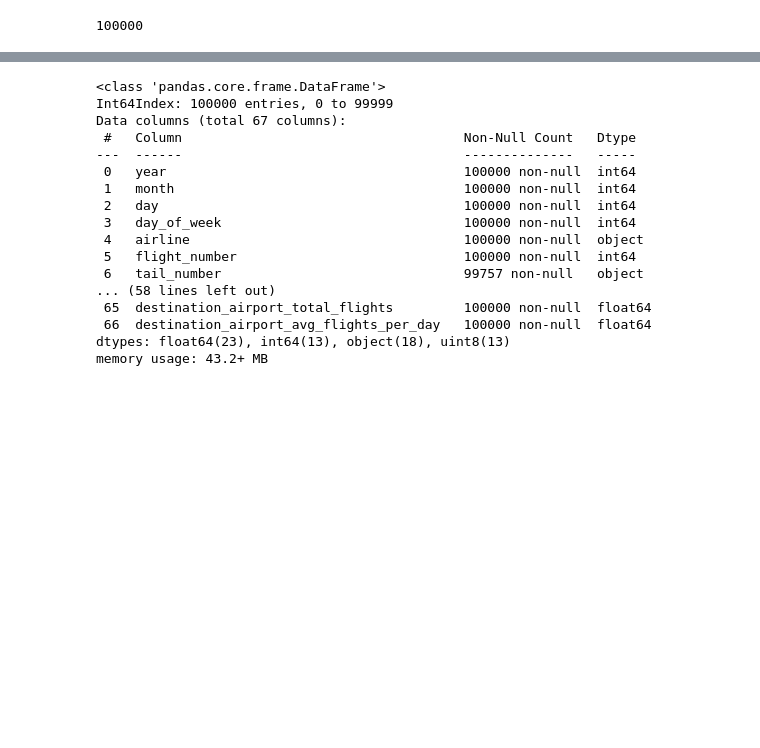
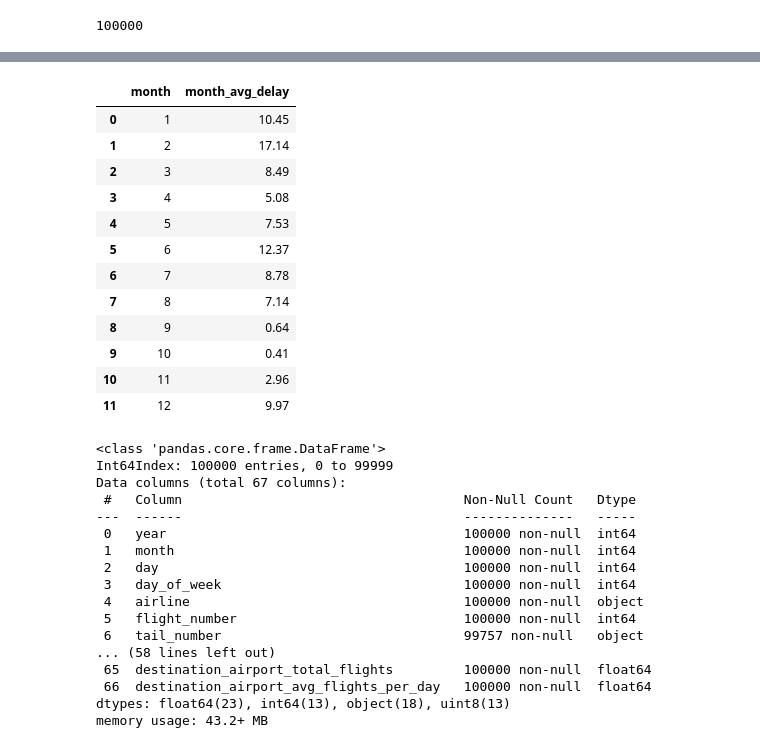
Before and after one commit to binh748/flight-classification, a Jupyter notebook: feature_engineering.ipynb, the cells around one changed output, grey strips where cells are left out. Cells and saved outputs as stored; diff of their text form; code cells hidden in the pictures; blank space fills up the shorter version.

```diff
--- a/feature_engineering.ipynb
+++ b/feature_engineering.ipynb
@@ -328,0 +369,8 @@ airline_features_df
+# %%
+airline_features2 = ['airline_name',
+                     'airline_specific_delay_total_count',
+                     'airline_specific_delay_%_freq',
+                     'airline_late_aircraft_total_count',
+                     'airline_late_aircraft_delay_%_freq']
+
+airline_features_df[airline_features2].head()
@@ -329,6 +384,10 @@ airline_features_df
 # %%
 # Step 1.1
 sample_df = sample_df.merge(airline_features_df, on='airline_name')
+# %%
+# Step 1.2
+sample_df = sample_df.merge(
+    airline_features_df[airline_features2], on='airline_name')
 # %%
 sample_df.info()
 # %% [output]
@@ -384,7 +443,8 @@ origin_airport_features_df.tail()
 | 319 | Yuma International Airport | -4.31 | 32 | 0.09 |
 # %%
 # Step 3.1
-sample_df = sample_df.merge(origin_airport_features_df, how='left', on='origin_airport_name')
+sample_df = sample_df.merge(
+    origin_airport_features_df, how='left', on='origin_airport_name')
 # %%
 # Step 3.2
 sample_df = sample_df.fillna({'origin_airport_avg_delay': sample_df['origin_airport_avg_delay'].median(),
@@ -425,0 +503,25 @@ sample_df = sample_df.fillna({'destination_airport_avg_delay': sample_df['destin
+# %%
+# Step 5
+month_features = ['month_avg_delay']
+
+
+month_features_df = (sample_df.groupby(['month'], as_index=False)
+                     .agg({'arrival_delay': 'mean'}))
+
+month_features_df.columns = ['month'] + month_features
+
+month_features_df
+# %% [output]
+|  | month | month_avg_delay |
+| 0 | 1 | 10.45 |
+| 1 | 2 | 17.14 |
+| 2 | 3 | 8.49 |
+| 3 | 4 | 5.08 |
+| 4 | 5 | 7.53 |
+| 5 | 6 | 12.37 |
+| 6 | 7 | 8.78 |
+| 7 | 8 | 7.14 |
+| 8 | 9 | 0.64 |
+| 9 | 10 | 0.41 |
+| 10 | 11 | 2.96 |
+| 11 | 12 | 9.97 |
```
Also changed, not shown: parts of 27 cells of this notebook.
